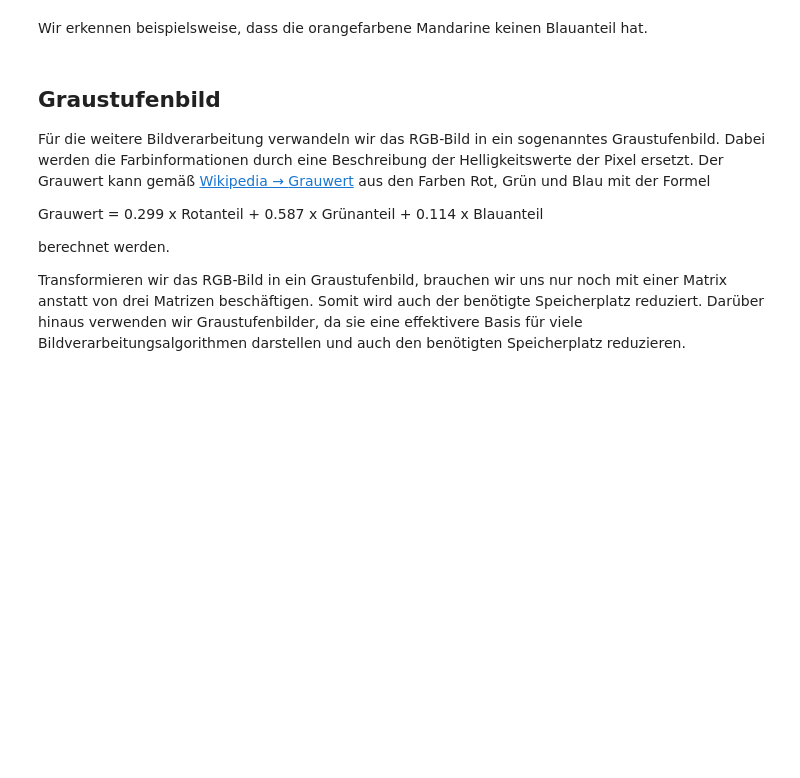
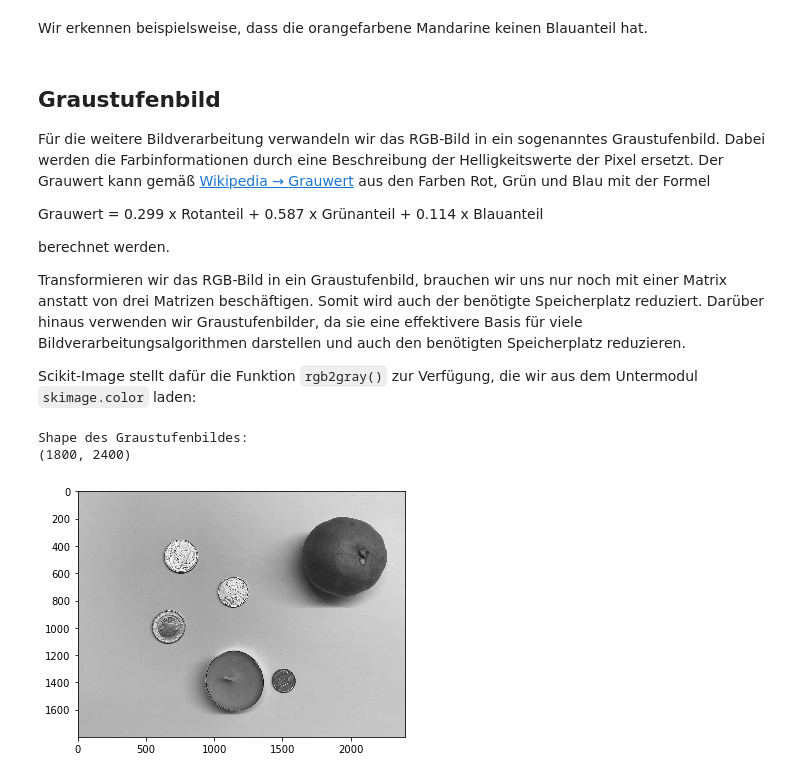
Before and after one commit to gramschs/book_ml4ing, a Jupyter notebook: doc/chapter13/chapter13_sec01.ipynb, the cells around one changed output. Saved outputs shown, nothing was run; the diff lists cells and outputs as text; code cells hidden in the pictures; blank space fills up the shorter version.

```diff
--- a/doc/chapter13/chapter13_sec01.ipynb
+++ b/doc/chapter13/chapter13_sec01.ipynb
@@ -147,3 +147,19 @@ benötigte Speicherplatz reduziert. Darüber hinaus verwenden wir
 Graustufenbilder, da sie eine effektivere Basis für viele
 Bildverarbeitungsalgorithmen darstellen und auch den benötigten Speicherplatz
 reduzieren.
+
+Scikit-Image stellt dafür die Funktion `rgb2gray()` zur Verfügung, die wir aus
+dem Untermodul `skimage.color` laden:
+# %%
+from skimage.color import rgb2gray
+
+foto_grau = rgb2gray(foto)
+
+print('Shape des Graustufenbildes: ')
+print(np.shape(foto_grau))
+
+imshow(foto_grau);
+# %% [output]
+Shape des Graustufenbildes:
+(1800, 2400)
+[figure, added]
```
